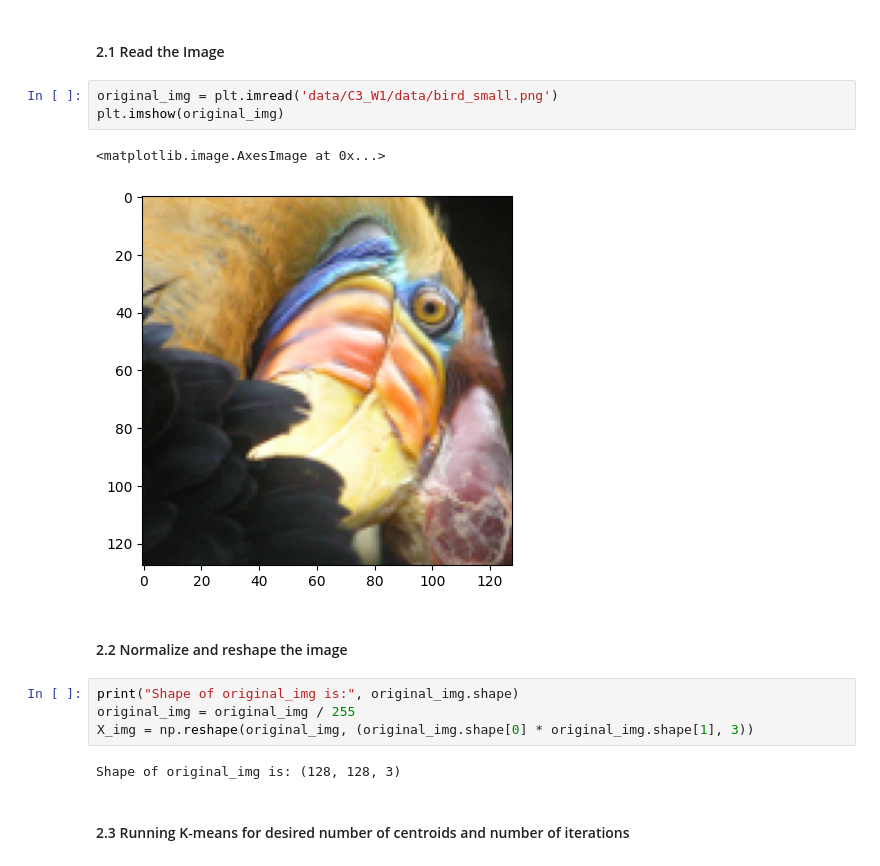
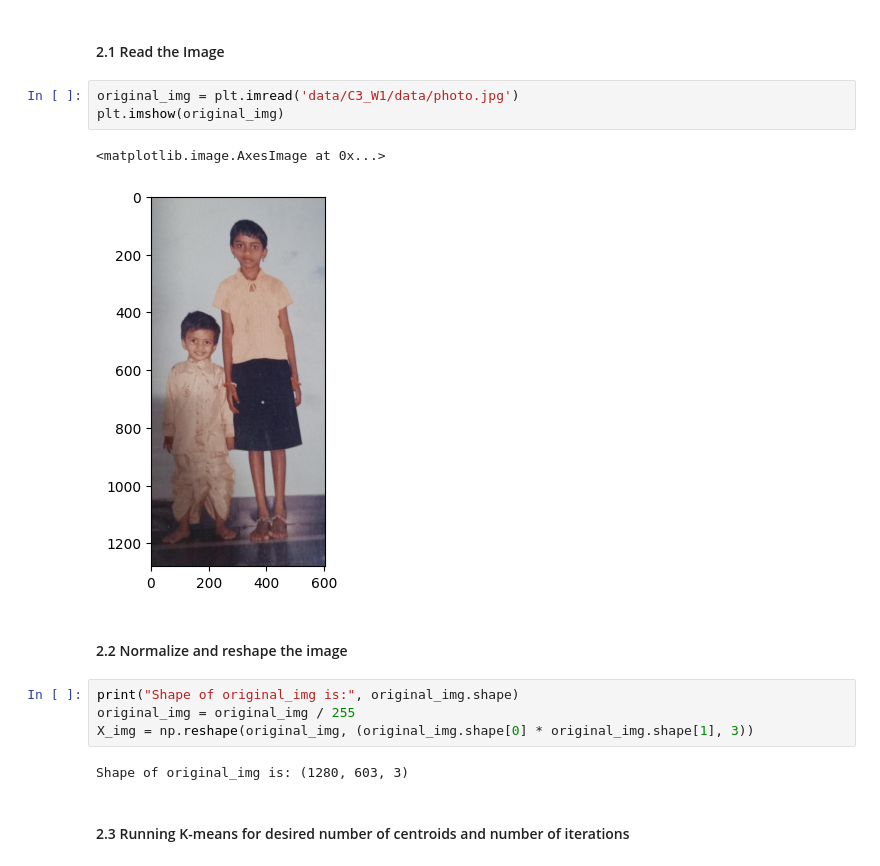
Before and after one commit to psyreddy/mls-practice, a Jupyter notebook: C3_W1_imageCompressionUsingK-Means.ipynb, the cells around one changed output. Drawn from its saved outputs; the diff is of its cells as text.

Commit message:
Update Image Compression Project & Add anomaly Detection

```diff
--- a/C3_W1_imageCompressionUsingK-Means.ipynb
+++ b/C3_W1_imageCompressionUsingK-Means.ipynb
@@ -128,11 +122,11 @@ def run_kMeans(x, k, no_of_iters):
 # %% [markdown]
 #### 2.1 Read the Image
 # %%
-original_img = plt.imread('data/C3_W1/data/bird_small.png')
+original_img = plt.imread('data/C3_W1/data/photo.jpg')
 plt.imshow(original_img)
 # %% [output]
 <matplotlib.image.AxesImage at 0x...>
-[figure, old version]
+[figure, new version]
 # %% [markdown]
 #### 2.2 Normalize and reshape the image
 # %%
@@ -140,7 +134,7 @@ print("Shape of original_img is:", original_img.shape)
 original_img = original_img / 255
 X_img = np.reshape(original_img, (original_img.shape[0] * original_img.shape[1], 3))
 # %% [output]
-Shape of original_img is: (128, 128, 3)
+Shape of original_img is: (1280, 603, 3)
 # %% [markdown]
 #### 2.3 Running K-means for desired number of centroids and number of iterations
 # %%
```
Also changed, not shown: parts of 15 cells of this notebook, 8 other files.
